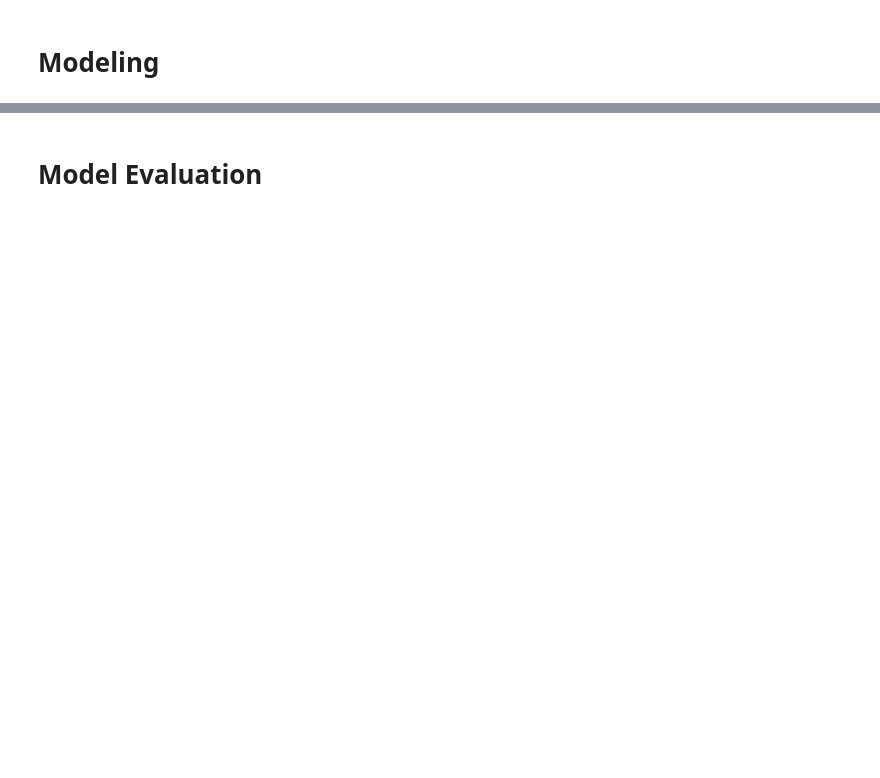
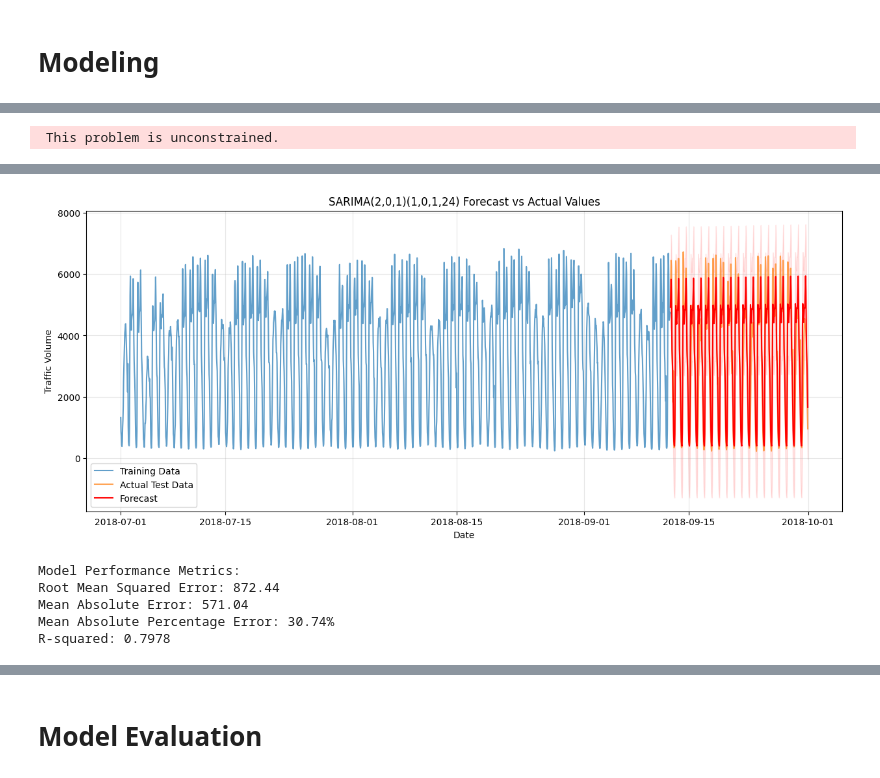
Before and after one commit to nandohos/mindd, a Jupyter notebook: TP2/TP2.ipynb, the cells around one changed output, grey strips where cells are left out. Cells and saved outputs as stored; diff of their text form; code cells hidden in the pictures; blank space fills up the shorter version.

Commit message:
Add sarima wip

```diff
--- a/TP2/TP2.ipynb
+++ b/TP2/TP2.ipynb
@@ -419,0 +502,63 @@ sns.heatmap(df_complete[['traffic_volume', 'temp', 'rain_1h', 'clouds_all']].cor
+# %%
+# Convert all numeric columns to the correct type
+df_subset['traffic_volume'] = pd.to_numeric(df_subset['traffic_volume'])
+df_subset['rain_1h'] = pd.to_numeric(df_subset['rain_1h'])
+df_subset['clouds_all'] = pd.to_numeric(df_subset['clouds_all'])
+df_subset['temp'] = pd.to_numeric(df_subset['temp'])
+
+# Split the data into train and test sets
+train_size = int(len(df_subset) * 0.8)
+train = df_subset[:train_size]
+test = df_subset[train_size:]
+
+# Define the model with just the numpy array of traffic volume
+model = SARIMAX(train['traffic_volume'].values,
+                order=(2, 0, 1),
+                seasonal_order=(1, 0, 1, 24),
+                enforce_stationarity=False,
+                enforce_invertibility=False)
+
+# Fit the model
+results = model.fit(maxiter=200)  # Increased max iterations
+
+# Make predictions
+forecast = results.get_forecast(steps=len(test))
+forecast_mean = forecast.predicted_mean
+forecast_ci = forecast.conf_int()
+
+# Plot the results
+plt.figure(figsize=(15, 6))
+plt.plot(train.index, train['traffic_volume'], label='Training Data', alpha=0.7)
+plt.plot(test.index, test['traffic_volume'], label='Actual Test Data', alpha=0.7)
+plt.plot(test.index, forecast_mean, label='Forecast', color='red')
+plt.fill_between(test.index,
+                 forecast_ci[:, 0],  # Changed from iloc to direct indexing
+                 forecast_ci[:, 1],  # Changed from iloc to direct indexing
+                 color='red', alpha=0.1)
+plt.title('SARIMA(2,0,1)(1,0,1,24) Forecast vs Actual Values')
+plt.xlabel('Date')
+plt.ylabel('Traffic Volume')
+plt.legend()
+plt.grid(True, alpha=0.3)
+plt.show()
+
+# First import the necessary metrics
+from sklearn.metrics import mean_squared_error, mean_absolute_error
+
+# Calculate error metrics
+mse = mean_squared_error(test['traffic_volume'], forecast_mean)
+rmse = np.sqrt(mse)
+mae = mean_absolute_error(test['traffic_volume'], forecast_mean)
+mape = np.mean(np.abs((test['traffic_volume'] - forecast_mean) / test['traffic_volume'])) * 100
+
+print('\nModel Performance Metrics:')
+print(f'Root Mean Squared Error: {rmse:.2f}')
+print(f'Mean Absolute Error: {mae:.2f}')
+print(f'Mean Absolute Percentage Error: {mape:.2f}%')
+
+# Calculate R-squared
+ss_res = np.sum((test['traffic_volume'] - forecast_mean) ** 2)
+ss_tot = np.sum((test['traffic_volume'] - np.mean(test['traffic_volume'])) ** 2)
+r2 = 1 - (ss_res / ss_tot)
+print(f'R-squared: {r2:.4f}')
+# %% [output]
@@ -419,0 +577 @@ sns.heatmap(df_complete[['traffic_volume', 'temp', 'rain_1h', 'clouds_all']].cor
+ This problem is unconstrained.
@@ -419,0 +595,6 @@ sns.heatmap(df_complete[['traffic_volume', 'temp', 'rain_1h', 'clouds_all']].cor
+[figure, added]
+Model Performance Metrics:
+Root Mean Squared Error: 872.44
+Mean Absolute Error: 571.04
+Mean Absolute Percentage Error: 30.74%
+R-squared: 0.7978
```
Also changed, not shown: parts of 15 cells of this notebook.
